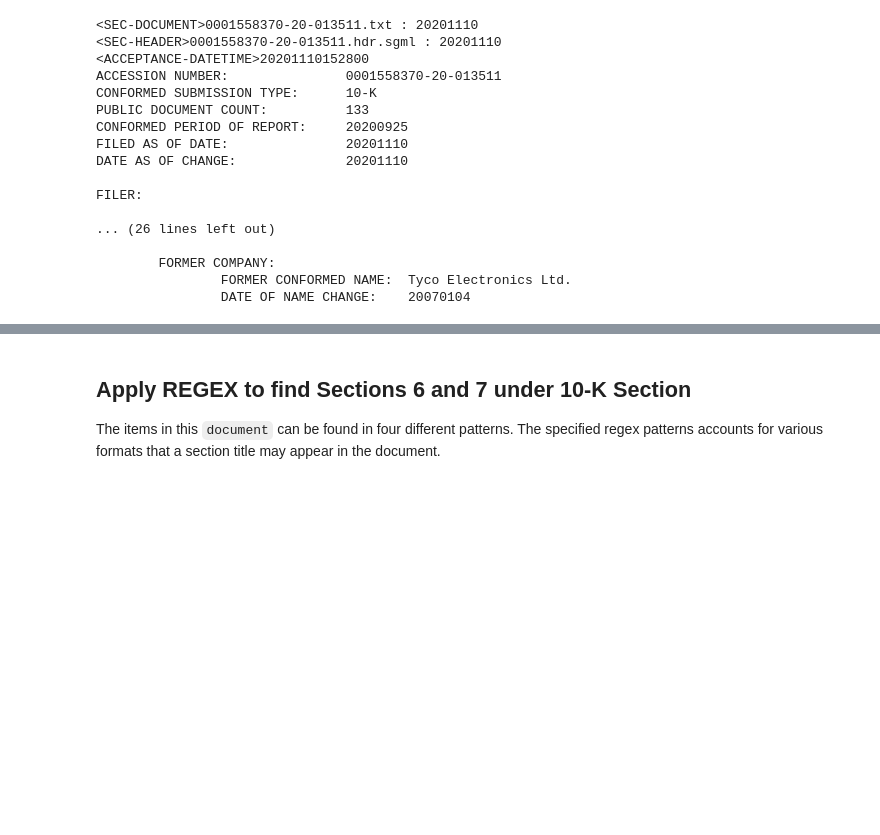
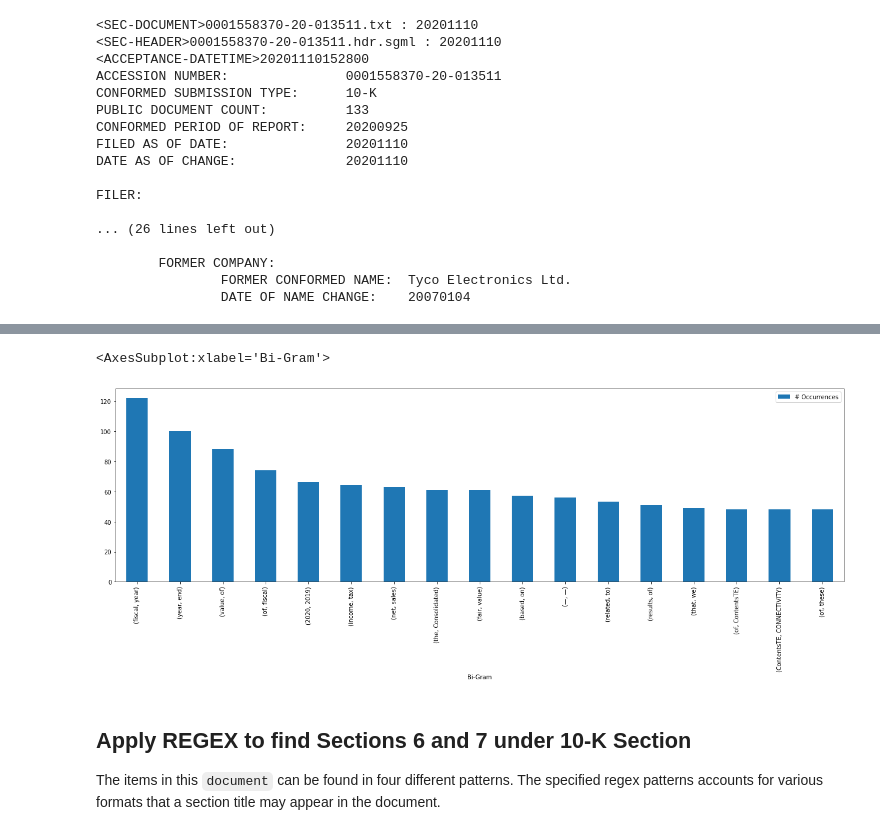
Before and after one commit to rearc-data/edgar-company-filing-data, a Jupyter notebook: demo/demo-edgar-10-k.ipynb, the cells around one changed output, grey strips where cells are left out. Saved outputs shown, nothing was run; the diff lists cells and outputs as text; code cells hidden in the pictures; blank space fills up the shorter version.

```diff
--- a/demo/demo-edgar-10-k.ipynb
+++ b/demo/demo-edgar-10-k.ipynb
@@ -353,3 +180,37 @@ document['10-K'][0:500]
+# %%
+html_start = re.search(r"<\?xml", document["10-K"]).start()
+
+soup = BeautifulSoup(document["10-K"][html_start:], 'lxml')
+# %%
+# Get text
+doc_text = ''
+for node in soup.findAll('p'):
+    doc_text += ''.join(node.findAll(text=True))
+# %%
+from nltk.util import ngrams # function for making ngrams
+
+doc_text = re.sub(r"^a-zA-Z\d\s", " ", doc_text)
+doc_text = re.sub(r"  +", " ", doc_text)
+
+
+tokenized_text = doc_text.split()
+# and get a list of all the bi-grams
+bigrams = ngrams(tokenized_text, 2)
+
+# get the frequency of each bigram in our corpus
+bigramFreq = collections.Counter(bigrams)
+common_bigrams = bigramFreq.most_common(30)
+
+# Top 20 bigrams without filler words
+filler_words = ["the", "of", "a", "to", "be", "in", "our", "table", "on", "and", "as", "other", "for", "with", "-"]
+results = pd.DataFrame(filter(lambda x: True if x[0][0] not in filler_words or x[0][1] not in filler_words else False, common_bigrams))
+results.columns = ["Bi-Gram", "# Occurrences"]
+results.set_index("Bi-Gram", inplace=True)
+
+results.plot(y="# Occurrences", kind='bar', figsize=(22,6))
+# %% [output]
+<AxesSubplot:xlabel='Bi-Gram'>
+[figure, added]
 # %% [markdown]
 ## Apply REGEX to find Sections 6 and 7 under 10-K Section
 
```
Also changed, not shown: parts of 18 cells of this notebook.
